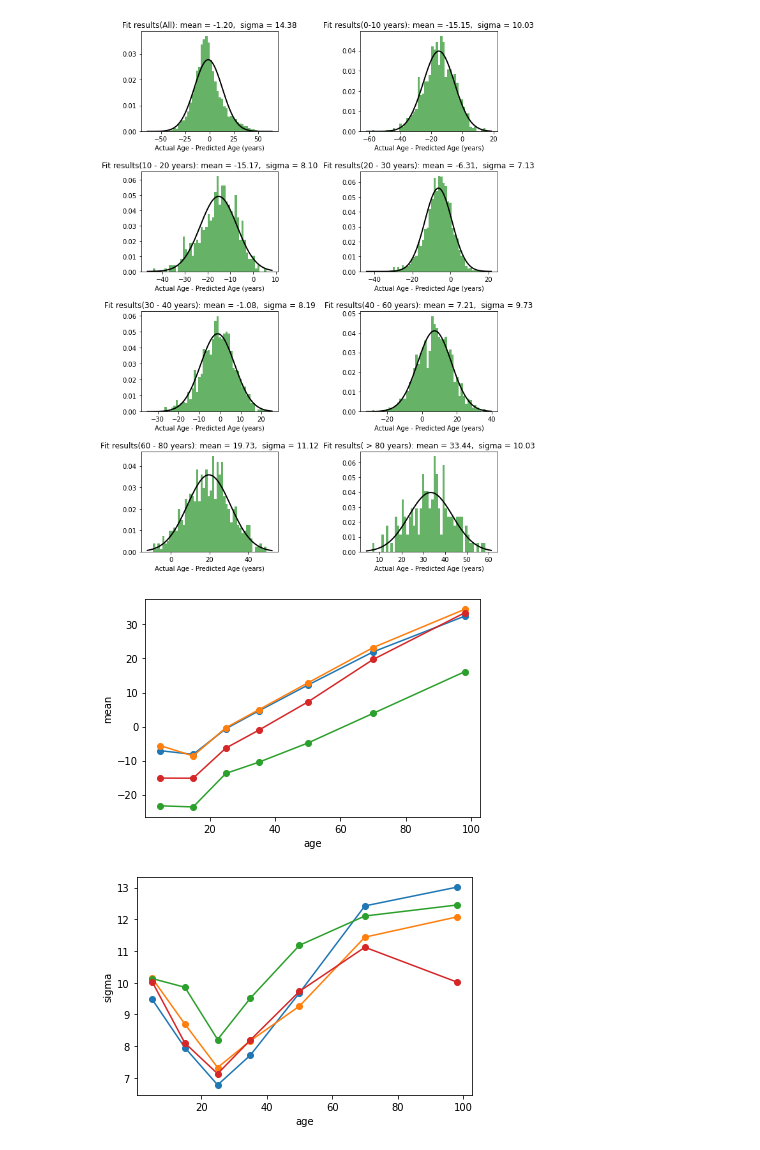
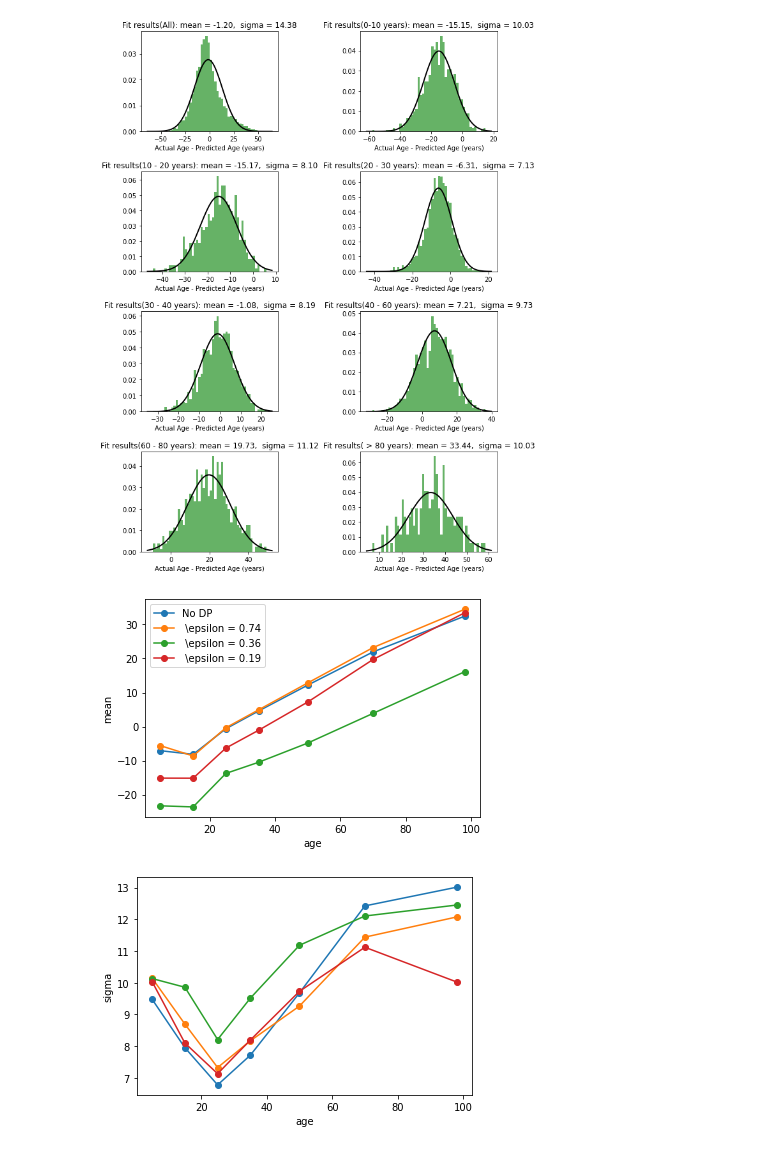
Before and after one commit to dmf49/cs5590FinalProject, a Jupyter notebook: CS_project_dmf49.ipynb, the cells around one changed output. Drawn from its saved outputs; the diff is of its cells as text; code cells hidden in the pictures.

Commit message:
Added plots

```diff
--- a/CS_project_dmf49.ipynb
+++ b/CS_project_dmf49.ipynb
@@ -2131,16 +2134,17 @@ stat_df_50
 | 6 | 33.438854 | 10.026697 | 98 |
 [figure]
 # %%
-plt.plot( 'age_centroid', 'mean', data=stat_df, linestyle='-', marker='o')
-plt.plot( 'age_centroid', 'mean', data=stat_df_3, linestyle='-', marker='o')
-plt.plot( 'age_centroid', 'mean', data=stat_df_7, linestyle='-', marker='o')
-plt.plot( 'age_centroid', 'mean', data=stat_df_50, linestyle='-', marker='o')
+plt.plot( 'age_centroid', 'mean', data=stat_df, linestyle='-', marker='o', label="No DP")
+plt.plot( 'age_centroid', 'mean', data=stat_df_3, linestyle='-', marker='o', label=" \epsilon = {}".format("0.74"))
+plt.plot( 'age_centroid', 'mean', data=stat_df_7, linestyle='-', marker='o',label=" \epsilon = {}".format("0.36"))
+plt.plot( 'age_centroid', 'mean', data=stat_df_50, linestyle='-', marker='o',label=" \epsilon = {}".format("0.19"))
+plt.legend()
 plt.xlabel("age")
 plt.ylabel("mean")
 
 plt.show()
 # %% [output]
-[figure, old version]
+[figure, new version]
 # %%
 
 plt.plot( 'age_centroid', 'std', data=stat_df, linestyle='-', marker='o')
```
Also changed, not shown: parts of 4 cells of this notebook.
